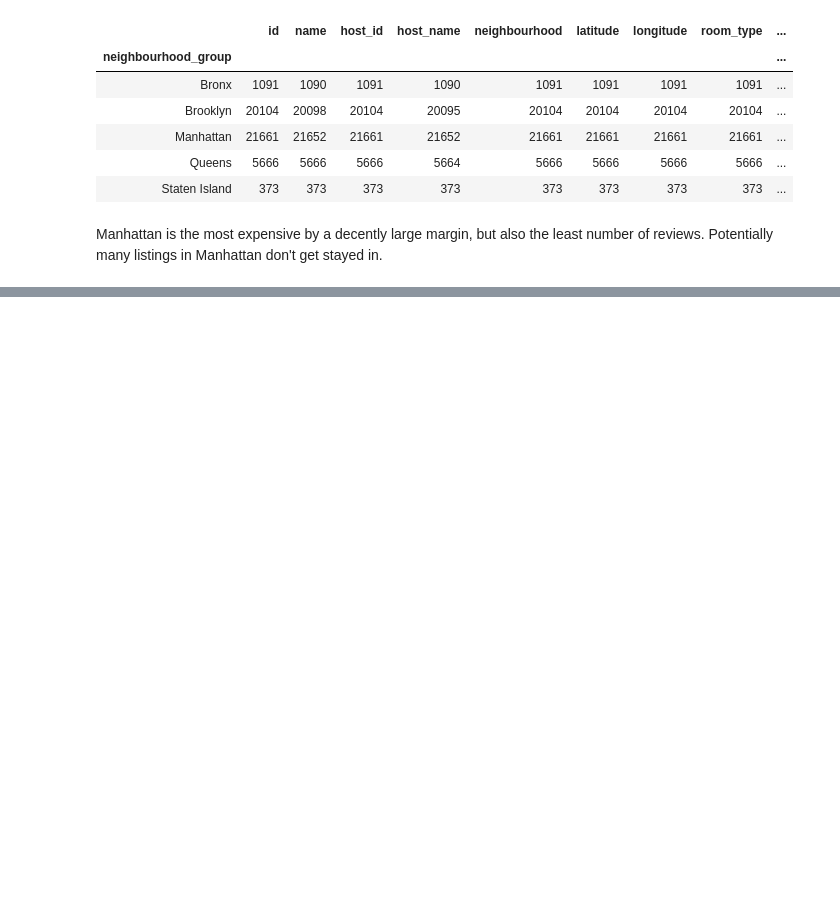
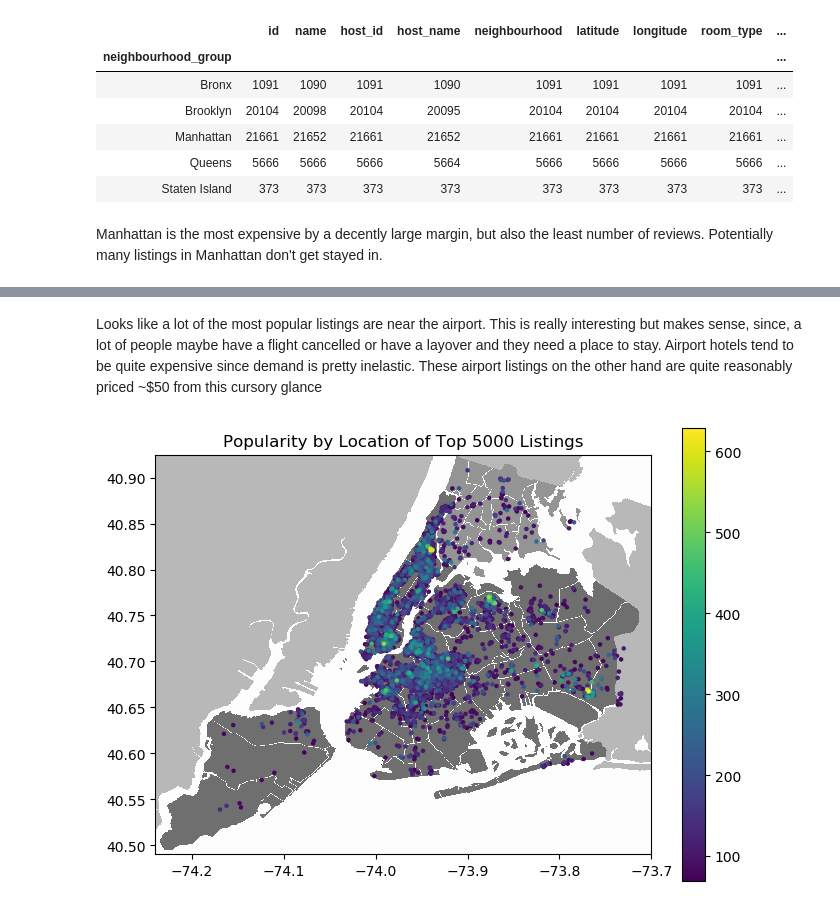
Before and after one commit to dluo9/airbnb-analysis, a Jupyter notebook: Airbnb NYC Analysis.ipynb, the cells around one changed output, grey strips where cells are left out. Drawn from its saved outputs; the diff is of its cells as text; code cells hidden in the pictures; blank space fills up the shorter version.

```diff
--- a/Airbnb NYC Analysis.ipynb
+++ b/Airbnb NYC Analysis.ipynb
@@ -267,0 +309,17 @@ What do we know right now?
+# %% [markdown]
+Looks like a lot of the most popular listings are near the airport. This is really interesting but makes sense, since, a lot of people maybe have a flight cancelled or have a layover and they need a place to stay. Airport hotels tend to be quite expensive since demand is pretty inelastic. These airport listings on the other hand are quite reasonably priced ~$50 from this cursory glance
+# %%
+figure(num=None, figsize=(8, 6), dpi=100, facecolor='w', edgecolor='k')
+img = plt.imread('/Users/danielluo/data/new-york-city-airbnb-open-data/New_York_City_.png', 0)
+plt.imshow(img, zorder=0,extent=[-74.24, -73.7, 40.49,40.925])
+
+# Let's take the top 1000 most popular listings
+
+top_5000 = data.sort_values('number_of_reviews')[-5000:]
+
+plt.scatter(top_5000['longitude'], top_5000['latitude'], c = top_5000['number_of_reviews'], s = 5)
+plt.title("Popularity by Location of Top 5000 Listings")
+plt.colorbar()
+plt.show()
+# %% [output]
+[figure, added]
```
Also changed, not shown: parts of 44 cells of this notebook.
